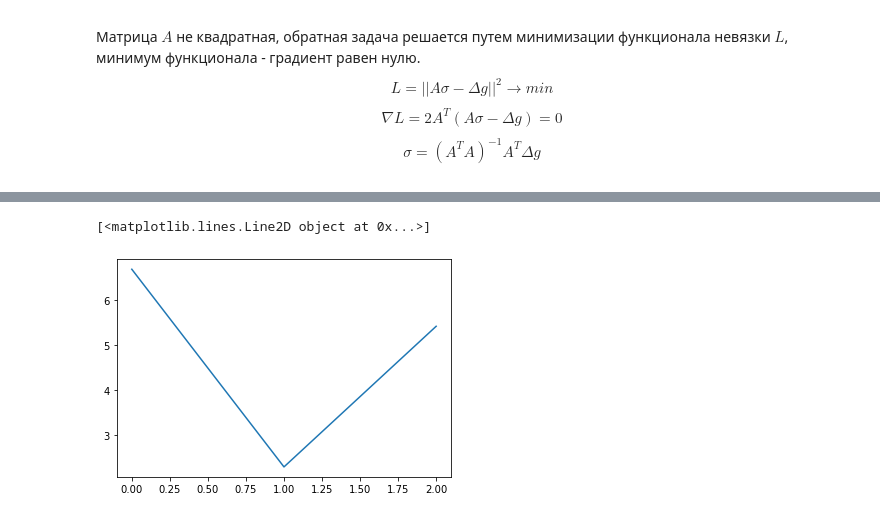
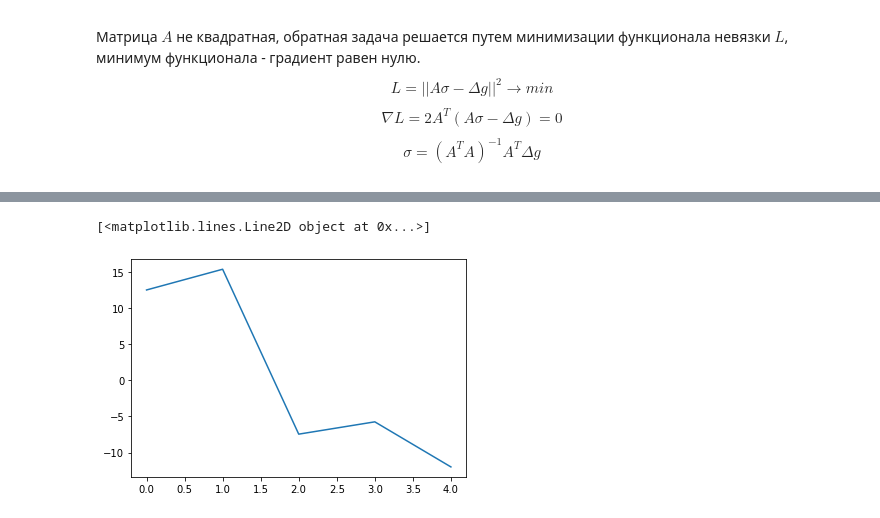
Before and after one commit to zipzap666/km2022, a Jupyter notebook: KM 0.01.ipynb, the cells around one changed output, grey strips where cells are left out. Cells and saved outputs as stored; diff of their text form; code cells hidden in the pictures.

```diff
--- a/KM 0.01.ipynb
+++ b/KM 0.01.ipynb
@@ -418,8 +483,8 @@ import numpy.linalg as linalg
 global M, N, A, G, SigmaR, Sigma, DeltaG, DeltaG_line
 
 G = 6.67*10**(-11)
-M = 3
-N = 3
+M = 5
+N = 5
 
 
 def create_A():
@@ -427,17 +492,28 @@ def create_A():
     for k in np.arange(N):
         xi = k
         zi = 0
-        for z in np.arange(N):
+        for z in np.arange(1,N+1):
             for x in np.arange(M):
                 Xi_1 = x-0.5
-                Zeta_1 = z-0.5
+                Zeta_1 = -z-0.5
                 Xi_2 = x+0.5
-                Zeta_2 = z+0.5
+                Zeta_2 = -z+0.5
+
                 left = (Xi_1-xi)*np.log((Xi_1 - xi)**2 + (Zeta_1 - zi)**2) + 2*(Zeta_1 - zi)*arctan((Xi_1 - xi)/(Zeta_1 - zi))
                 right = (Xi_2-xi)*np.log((Xi_2 - xi)**2 + (Zeta_2 - zi)**2) + 2*(Zeta_2 - zi)*arctan((Xi_2 - xi)/(Zeta_2 - zi))
-                #print(x,z,k)
-                r = sqrt((z+1)**2+(x-k)**2)
-                A[k][x+(z*M)] = G*(right - left)
+
+                A[k][x+((z-1)*M)] = (right - left)
+    return A
+
+def create_A_my():
+    A = np.zeros((N,M*N))
+    for k in np.arange(N):
+        xi = k
+        zi = 0
+        for z in np.arange(1,N+1):
+            for x in np.arange(M):
+                r = sqrt((zi+z)**2+(x-xi)**2)
+                A[k][x+((z-1)*M)] = G*((zi+z)/(r**3))#(right + left)
     return A
 
 def vector_random_model():
@@ -455,10 +531,10 @@ def create_line(list, n):
         line[i] = list[i][0]
     return line
 
-A = create_A()
+A = create_A_my()
 #SigmaR = vector_random_model()
-DeltaG = np.array([[2],[0],[2]])#np.dot(A,SigmaR)
-DeltaG_line = create_line(DeltaG, N)
+DeltaG = np.array([[1],[2],[3],[4],[5]])#np.dot(A,SigmaR)
+
 
 print(A)
 #print(create_line(SigmaR, N*M))
@@ -468,17 +544,24 @@ AT = A.transpose()
 #Sigma = linalg.lstsq(A,DeltaG[, rcond])
 Sigma = np.dot(linalg.inv((np.dot(AT,A))),np.dot(AT,DeltaG))
 
-print(Sigma)
-#DeltaG_line[0] = DeltaG_line[1]
+#print(create_line(Sigma, M*N))
 
 #p1 = plt.plot(np.arange(N),DeltaG_line)
 #p1.show()
 
-print(DeltaG)
+print(create_line(DeltaG, M))
+print(np.dot(2*AT,(np.dot(A,Sigma)-DeltaG)))
+
 DeltaG = np.dot(A,Sigma)
-DeltaG_line = create_line(DeltaG, N)
-print(DeltaG)
+
+print(create_line(DeltaG, M))
+DeltaG_line = create_line(DeltaG, M)
+print(np.dot(2*AT,(np.dot(A,Sigma)-DeltaG)))
+
 plt.plot(np.arange(N),DeltaG_line)
+
+
+
 
 #g6 = Graphics()
 #var('x y z')
@@ -509,2 +592,2 @@ plt.plot(np.arange(N),DeltaG_line)
 [<matplotlib.lines.Line2D object at 0x...>]
-[figure, old version]
+[figure, new version]
```
Also changed, not shown: parts of 4 cells of this notebook.
